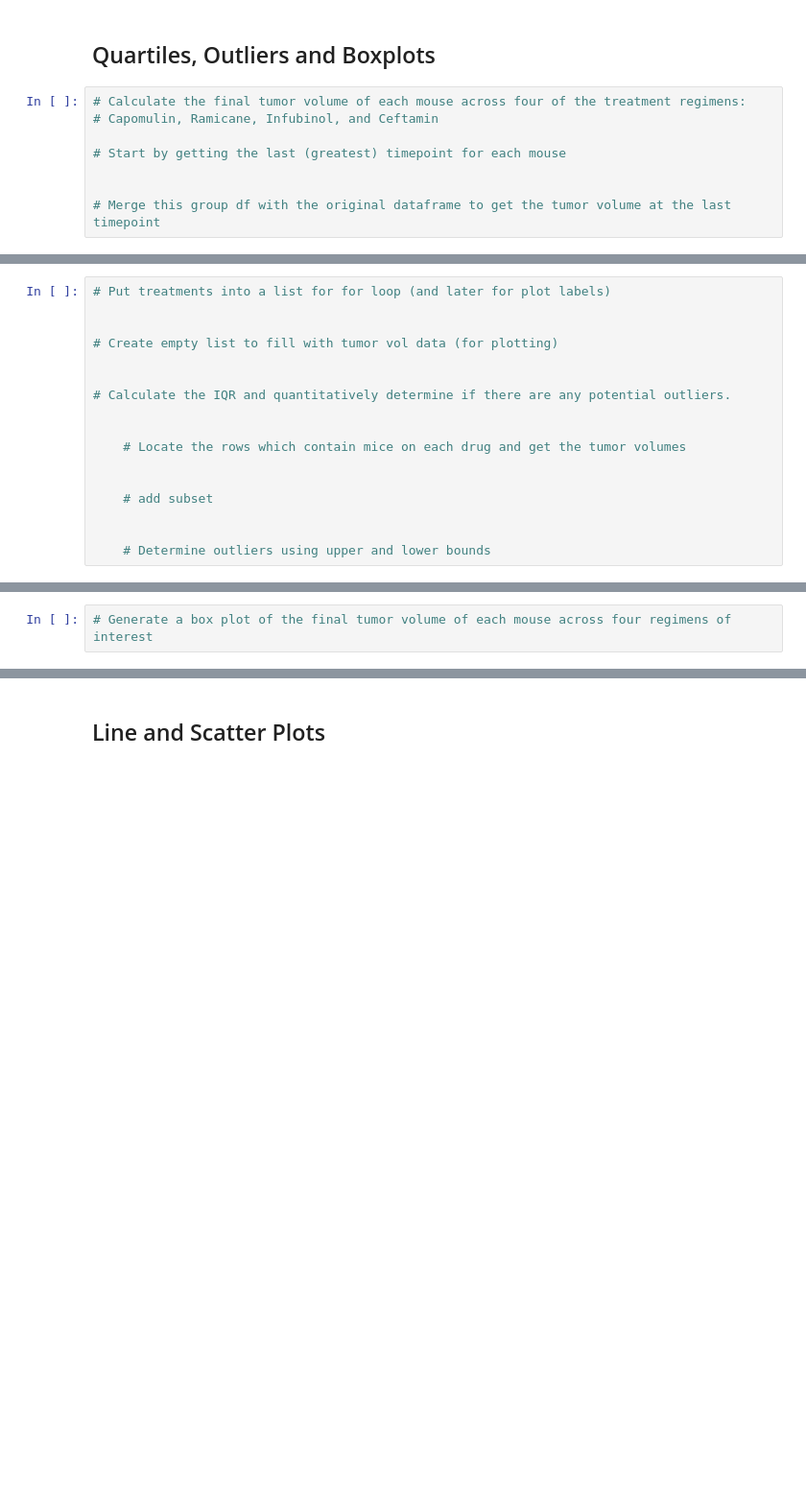
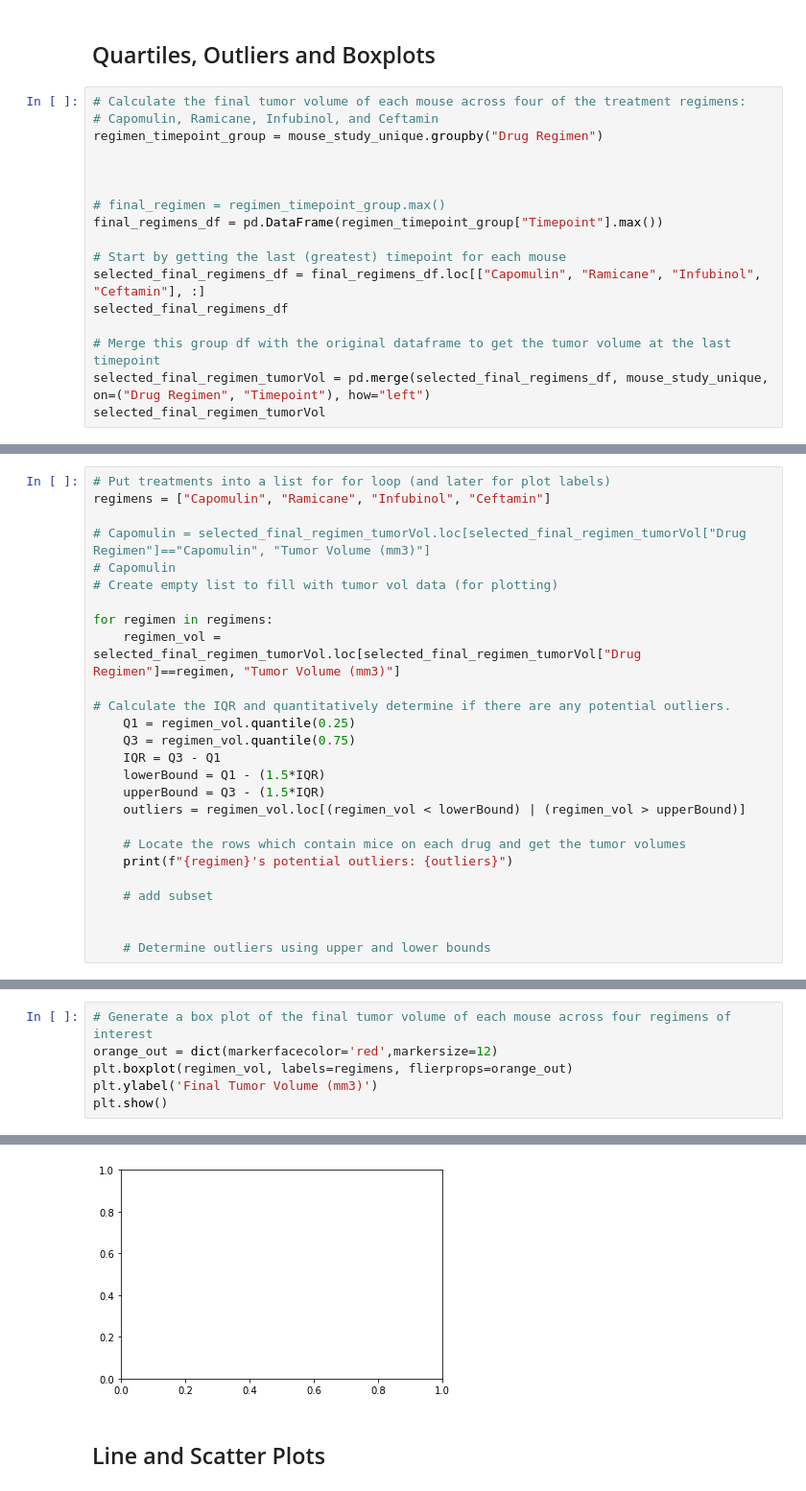
Before and after one commit to SHdimenson/Matplotlib-Challenge, a Jupyter notebook: Pymaceuticals/pymaceuticals_starter.ipynb, the cells around one changed output, grey strips where cells are left out. Shown: that part at 96% size. Saved outputs shown, nothing was run; the diff lists cells and outputs as text; blank space fills up the shorter version.

Commit message:
Box Plots

```diff
--- a/Pymaceuticals/pymaceuticals_starter.ipynb
+++ b/Pymaceuticals/pymaceuticals_starter.ipynb
@@ -214,8 +214,17 @@ plt.axis("equal")
 # %%
 # Calculate the final tumor volume of each mouse across four of the treatment regimens:
 # Capomulin, Ramicane, Infubinol, and Ceftamin
+regimen_timepoint_group = mouse_study_unique.groupby("Drug Regimen")
+
+
+
+# final_regimen = regimen_timepoint_group.max()
+final_regimens_df = pd.DataFrame(regimen_timepoint_group["Timepoint"].max())
 
 # Start by getting the last (greatest) timepoint for each mouse
-
+selected_final_regimens_df = final_regimens_df.loc[["Capomulin", "Ramicane", "Infubinol", "Ceftamin"], :]
+selected_final_regimens_df
 
 # Merge this group df with the original dataframe to get the tumor volume at the last timepoint
+selected_final_regimen_tumorVol = pd.merge(selected_final_regimens_df, mouse_study_unique, on=("Drug Regimen", "Timepoint"), how="left")
+selected_final_regimen_tumorVol
@@ -222,15 +245,24 @@ plt.axis("equal")
 # %%
 # Put treatments into a list for for loop (and later for plot labels)
+regimens = ["Capomulin", "Ramicane", "Infubinol", "Ceftamin"]
 
-
+# Capomulin = selected_final_regimen_tumorVol.loc[selected_final_regimen_tumorVol["Drug Regimen"]=="Capomulin", "Tumor Volume (mm3)"]
+# Capomulin
 # Create empty list to fill with tumor vol data (for plotting)
 
+for regimen in regimens:
+    regimen_vol = selected_final_regimen_tumorVol.loc[selected_final_regimen_tumorVol["Drug Regimen"]==regimen, "Tumor Volume (mm3)"]
 
 # Calculate the IQR and quantitatively determine if there are any potential outliers.
-
+    Q1 = regimen_vol.quantile(0.25)
+    Q3 = regimen_vol.quantile(0.75)
+    IQR = Q3 - Q1
+    lowerBound = Q1 - (1.5*IQR)
+    upperBound = Q3 - (1.5*IQR)
+    outliers = regimen_vol.loc[(regimen_vol < lowerBound) | (regimen_vol > upperBound)]
 
     # Locate the rows which contain mice on each drug and get the tumor volumes
-
+    print(f"{regimen}'s potential outliers: {outliers}")
 
     # add subset
 
@@ -239,2 +289,7 @@ plt.axis("equal")
 # %%
 # Generate a box plot of the final tumor volume of each mouse across four regimens of interest
+orange_out = dict(markerfacecolor='red',markersize=12)
+plt.boxplot(regimen_vol, labels=regimens, flierprops=orange_out)
+plt.ylabel('Final Tumor Volume (mm3)')
+plt.show()
+# %% [output]
@@ -241,3 +297,4 @@ plt.axis("equal")
+[figure, added]
 # %% [markdown]
 ## Line and Scatter Plots
 # %%
```
Also changed, not shown: parts of 4 cells of this notebook.
